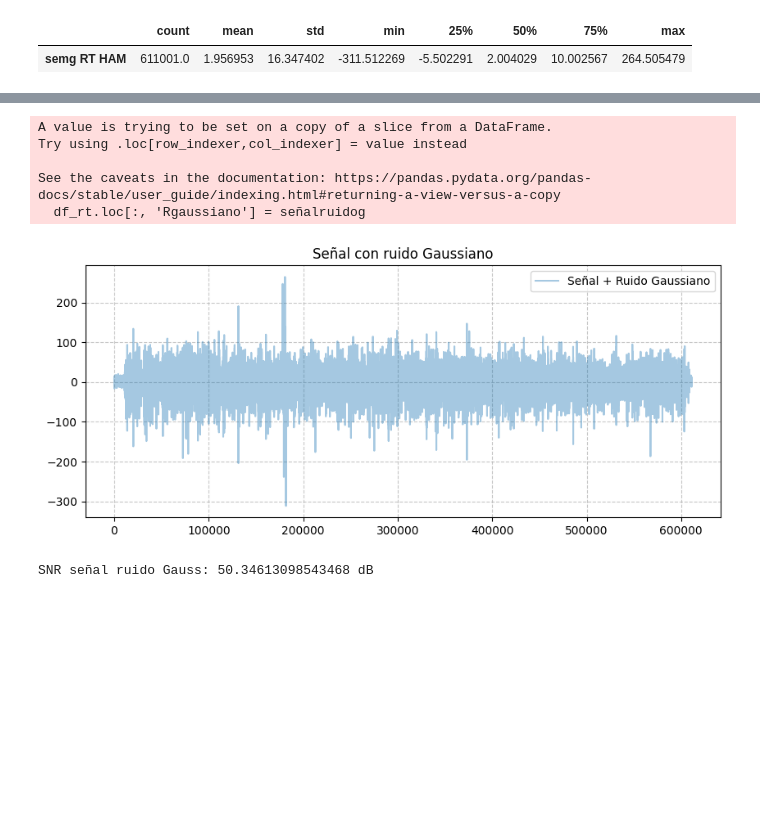
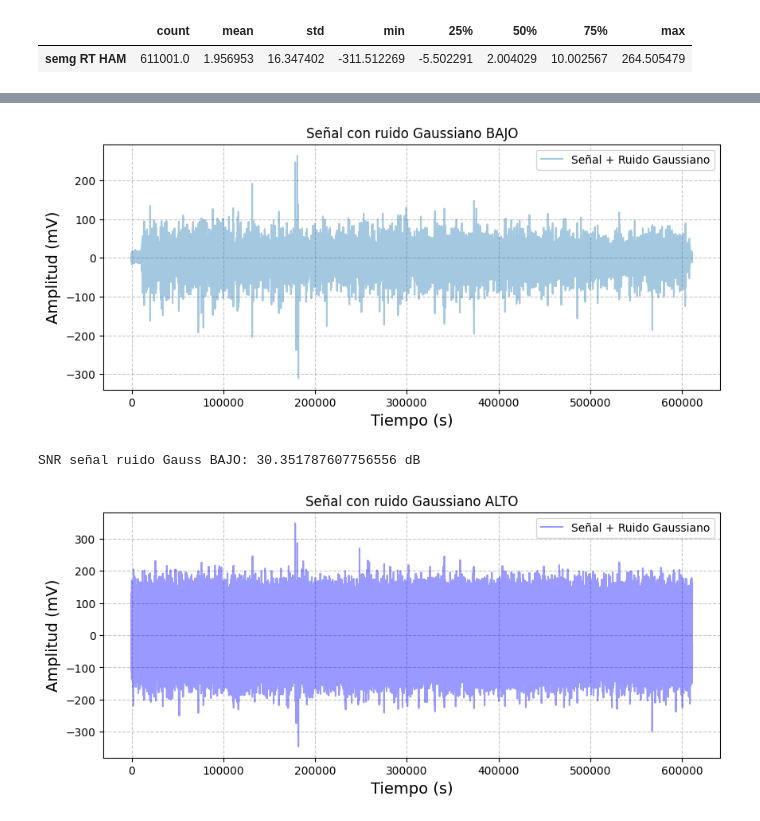
Before and after one commit to Luna-Rincon/Laboratorio-1, a Jupyter notebook: Main.ipynb, the cells around one changed output, grey strips where cells are left out. Saved outputs shown, nothing was run; the diff lists cells and outputs as text; code cells hidden in the pictures; blank space fills up the shorter version.

```diff
--- a/Main.ipynb
+++ b/Main.ipynb
@@ -243,34 +250,27 @@ plt.show()
 # %%
-## RUIDO GAUSSIANO
+## RUIDO GAUSSIANO CON DESVIACIÓN BAJA 0.5
 
 # Copia de la señal original
 señal = df_rt['semg RT HAM'].values
 
 # Generación de ruido Gaussiano
-rgauss = np.random.normal(0, 0.05, len(señal))
+rgauss = np.random.normal(0, 0.5, len(señal))
 señalruidog = señal + rgauss
-
-# Agregar al DataFrame sin warning
-df_rt.loc[:, 'Rgaussiano'] = señalruidog
 
 # Graficar
 plt.figure(figsize=(10, 4))
 plt.plot(señalruidog, label="Señal + Ruido Gaussiano", alpha=0.4)
 plt.legend()
-plt.title("Señal con ruido Gaussiano")
-
+plt.title("Señal con ruido Gaussiano BAJO")
+plt.xlabel("Tiempo (s)", fontsize=14)
+plt.ylabel("Amplitud (mV)", fontsize=14)
 # Agregar rejilla
 plt.grid(True, linestyle="--", alpha=0.7)
 plt.show()
 # %% [output]
-A value is trying to be set on a copy of a slice from a DataFrame.
-Try using .loc[row_indexer,col_indexer] = value instead
-
-See the caveats in the documentation: https://pandas.pydata.org/pandas-docs/stable/user_guide/indexing.html#returning-a-view-versus-a-copy
-  df_rt.loc[:, 'Rgaussiano'] = señalruidog
-[figure, old version]
+[figure, new version]
 # %%
-#CALCULAR EL SNR DE LA SEÑAL CON RUIDO GAUSSIANO
+#CALCULAR EL SNR DE LA SEÑAL CON RUIDO GAUSSIANO bajo
 
 # Calcular la potencia de la señal y del ruido
 P_señal = np.mean(señalruidog ** 2)  # Potencia de la señal
@@ -278,6 +278,29 @@ P_ruido = np.mean(rgauss ** 2)   # Potencia del ruido
 
 # Calcular SNR en decibeles (dB)
 SNRGauss = 10 * np.log10(P_señal / P_ruido)
-print("SNR señal ruido Gauss: " + str(SNRGauss) + " dB")
+print("SNR señal ruido Gauss BAJO: " + str(SNRGauss) + " dB")
 # %% [output]
-SNR señal ruido Gauss: 50.34613098543468 dB
+SNR señal ruido Gauss BAJO: 30.351787607756556 dB
+# %%
+## RUIDO GAUSSIANO CON DESVIACIÓN ALTA 50
+
+# Copia de la señal original
+señal = df_rt['semg RT HAM'].values
+
+# Generación de ruido Gaussiano
+rgauss2 = np.random.normal(0, 50, len(señal))
+señalruidog2 = señal + rgauss2
+
+# Graficar
+plt.figure(figsize=(10, 4))
+plt.plot(señalruidog2, label="Señal + Ruido Gaussiano", alpha=0.4, color='blue')
+plt.legend()
+plt.title("Señal con ruido Gaussiano ALTO")
+plt.xlabel("Tiempo (s)", fontsize=14)
+plt.ylabel("Amplitud (mV)", fontsize=14)
+
+# Agregar rejilla
+plt.grid(True, linestyle="--", alpha=0.7)
+plt.show()
+# %% [output]
+[figure, added]
```
Also changed, not shown: parts of 20 cells of this notebook.
